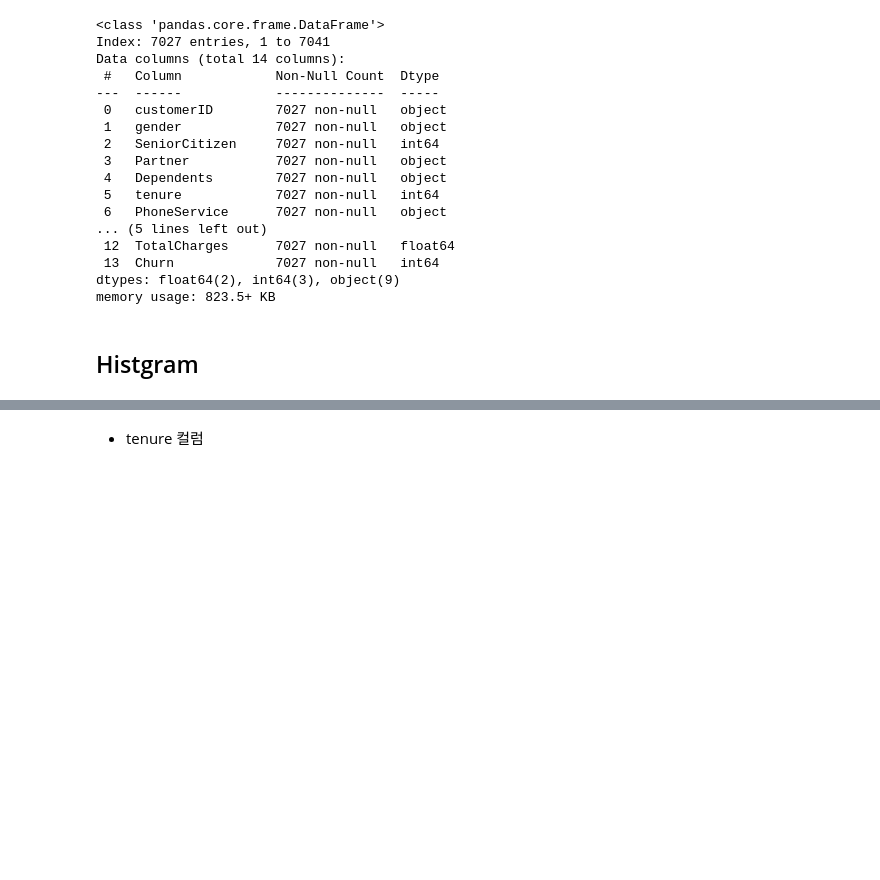
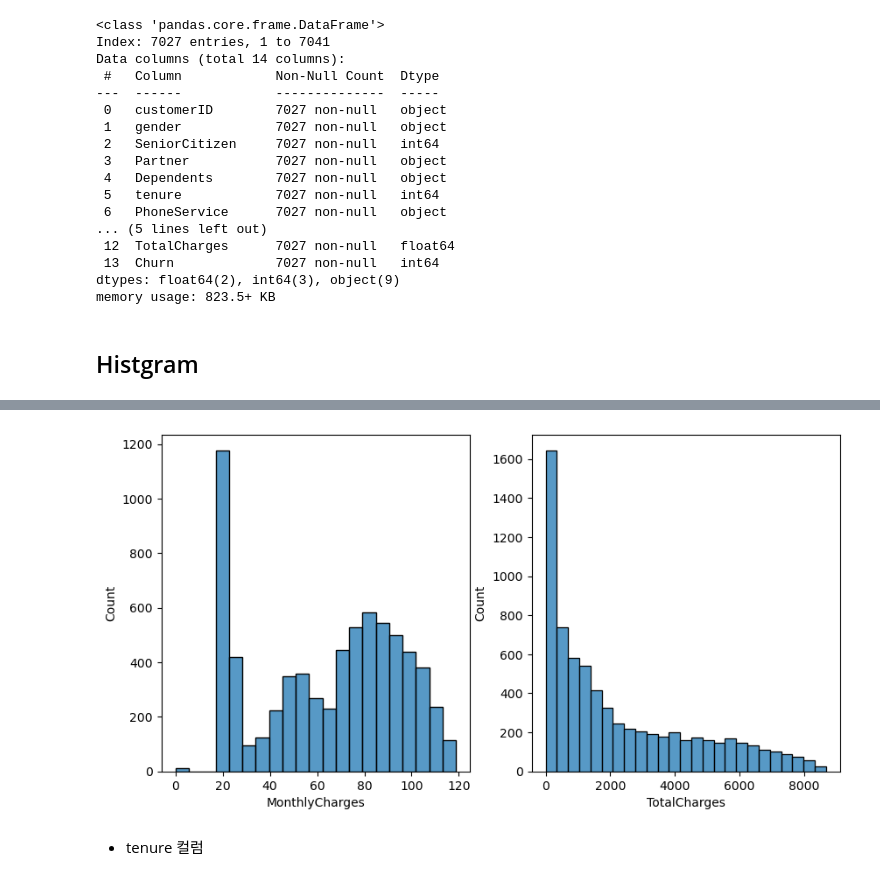
Before and after one commit to ZeroJoon2/pythonstudy, a Jupyter notebook: 25_파이썬데이터분석_실습_통신사고객이탈.ipynb, the cells around one changed output, grey strips where cells are left out. Saved outputs shown, nothing was run; the diff lists cells and outputs as text; code cells hidden in the pictures; blank space fills up the shorter version.

```diff
--- a/25_파이썬데이터분석_실습_통신사고객이탈.ipynb
+++ b/25_파이썬데이터분석_실습_통신사고객이탈.ipynb
@@ -503,2 +495,16 @@ import seaborn as sns
+# %%
+# seaborn 라이브러리 임포트
+#!pip install seaborn
+
+import seaborn as sns
+
+fig = plt.figure(figsize = (10,5))
+ax0 = fig.add_subplot(1,2,1)
+ax1 = fig.add_subplot(1,2,2)
+sns.histplot(data = df_before1['MonthlyCharges'], ax = ax0)
+sns.histplot(data = df_before1['TotalCharges'], ax = ax1)
+plt.show()
+# %% [output]
+[figure, added]
 # %% [markdown]
 - tenure 컬럼
```
Also changed, not shown: parts of 7 cells of this notebook.
